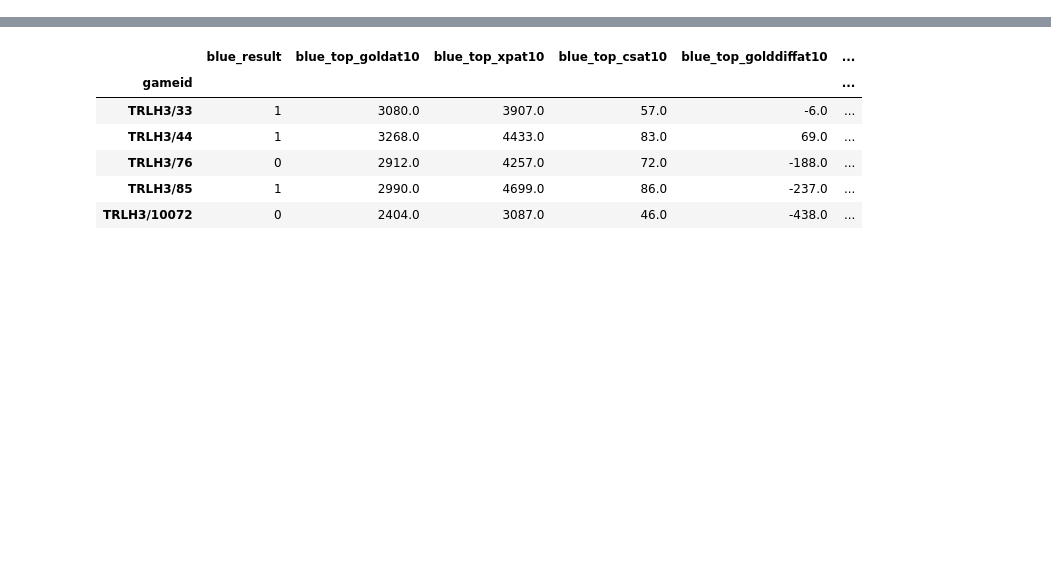
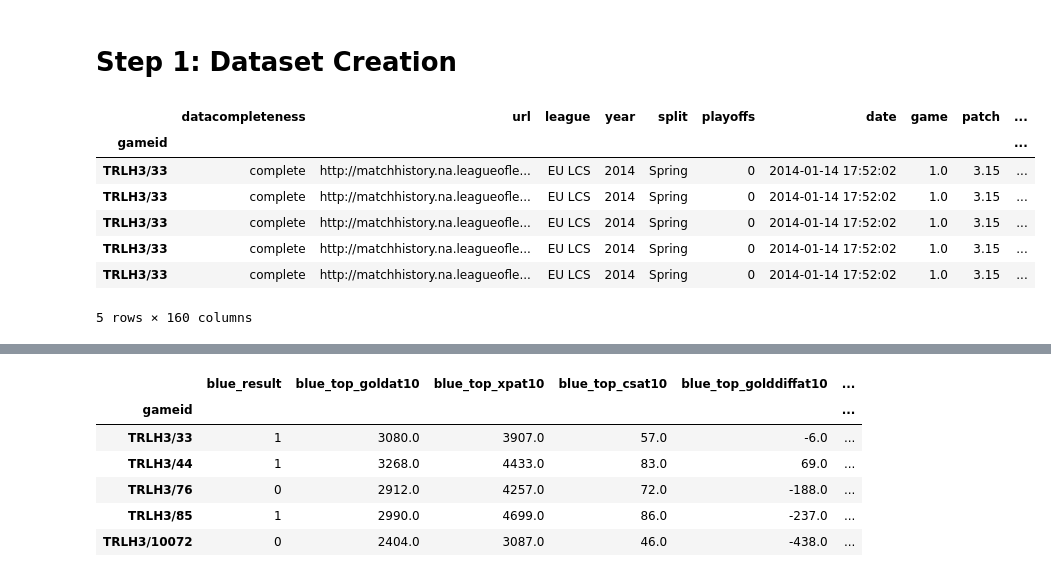
Before and after one commit to Samuel-Kelly-hub/Esports-Results-Project, a Jupyter notebook: LoL_Predictions.ipynb, the cells around one changed output, grey strips where cells are left out. Cells and saved outputs as stored; diff of their text form; code cells hidden in the pictures; blank space fills up the shorter version.

```diff
--- a/LoL_Predictions.ipynb
+++ b/LoL_Predictions.ipynb
@@ -7,3 +13,5 @@ What hath God wrought
+# %% [markdown]
+# Step 1: Dataset Creation
 # %%
 import numpy as np
 import pandas as pd
@@ -20 +26,12 @@ import matplotlib.pyplot as plt
 dflol = pd.read_pickle("dflol.pkl")
+# %%
+dflol.head()
+# %% [output]
+|  | datacompleteness | url | league | year | split | playoffs | date | game | patch | ... |
+| gameid |  |  |  |  |  |  |  |  |  | ... |
+| TRLH3/33 | complete | http://matchhistory.na.leagueofle... | EU LCS | 2014 | Spring | 0 | 2014-01-14 17:52:02 | 1.0 | 3.15 | ... |
+| TRLH3/33 | complete | http://matchhistory.na.leagueofle... | EU LCS | 2014 | Spring | 0 | 2014-01-14 17:52:02 | 1.0 | 3.15 | ... |
+| TRLH3/33 | complete | http://matchhistory.na.leagueofle... | EU LCS | 2014 | Spring | 0 | 2014-01-14 17:52:02 | 1.0 | 3.15 | ... |
+| TRLH3/33 | complete | http://matchhistory.na.leagueofle... | EU LCS | 2014 | Spring | 0 | 2014-01-14 17:52:02 | 1.0 | 3.15 | ... |
+| TRLH3/33 | complete | http://matchhistory.na.leagueofle... | EU LCS | 2014 | Spring | 0 | 2014-01-14 17:52:02 | 1.0 | 3.15 | ... |
+5 rows × 160 columns
```
Also changed, not shown: parts of 76 cells of this notebook.
